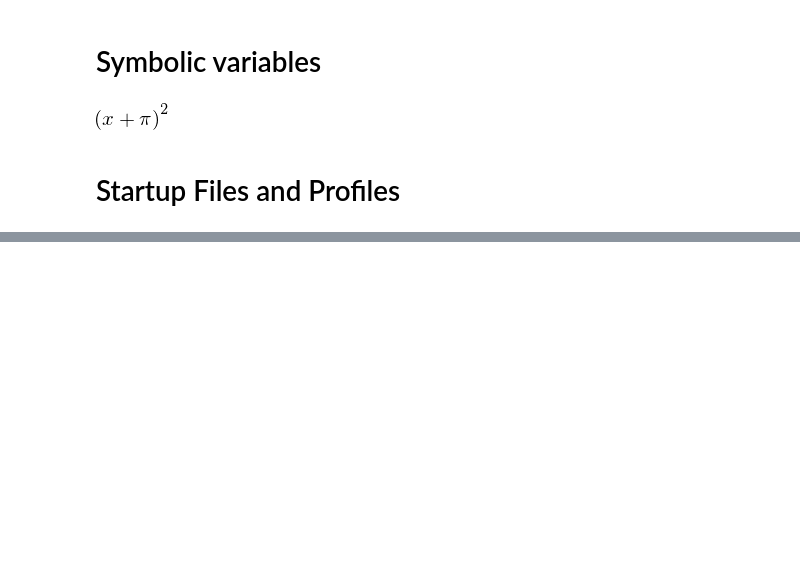
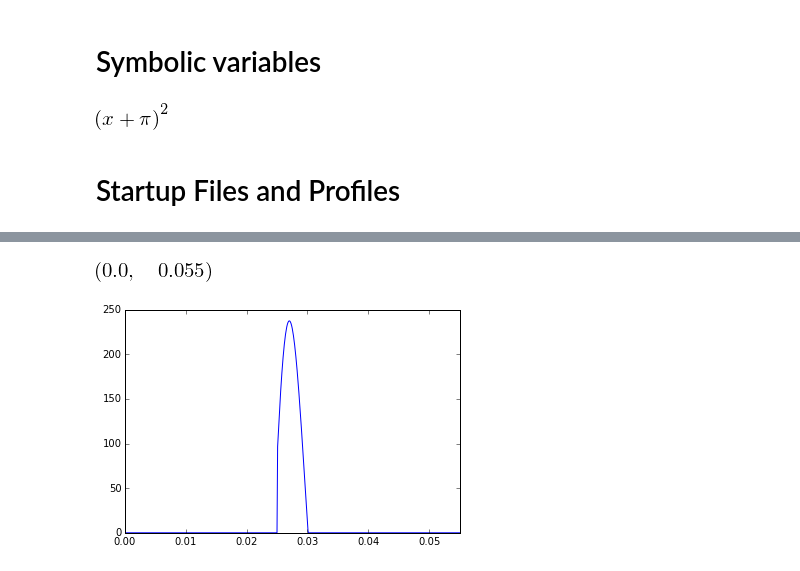
Before and after one commit to rmuenste/ipython-tut, a Jupyter notebook: ipython_intro.ipynb, the cells around one changed output, grey strips where cells are left out. Cells and saved outputs as stored; diff of their text form; code cells hidden in the pictures; blank space fills up the shorter version.

```diff
--- a/ipython_intro.ipynb
+++ b/ipython_intro.ipynb
@@ -251,0 +329,2 @@ Additional profiles can be defined in new folders i.e. ~/.ipython/profile_custom
+# %%
+mydata=np.loadtxt('kN.dat')
@@ -251,0 +333,7 @@ Additional profiles can be defined in new folders i.e. ~/.ipython/profile_custom
+# %%
+y = np.abs(mydata[:,1])
+plt.plot(mydata[:,0],y)
+plt.xlim([0.0,0.055])
+# %% [output]
+[figure, added]
+[figure, added]
```
Also changed, not shown: parts of 14 cells of this notebook.
